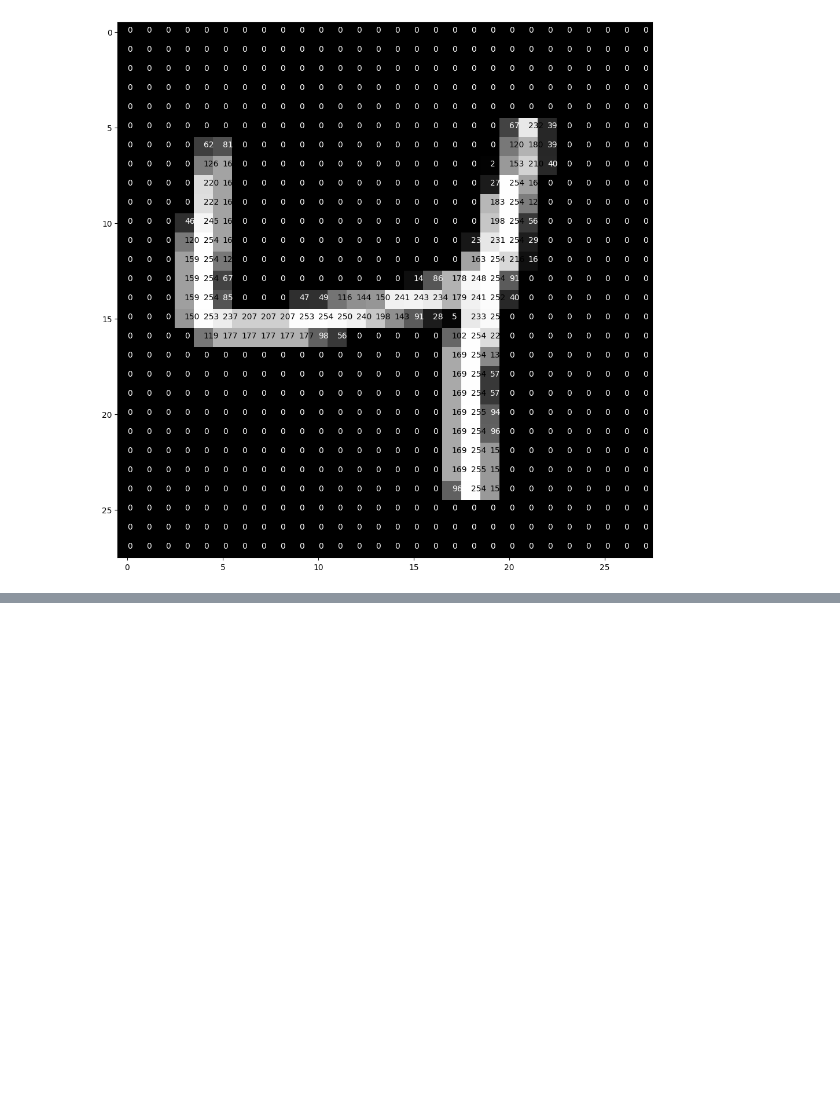
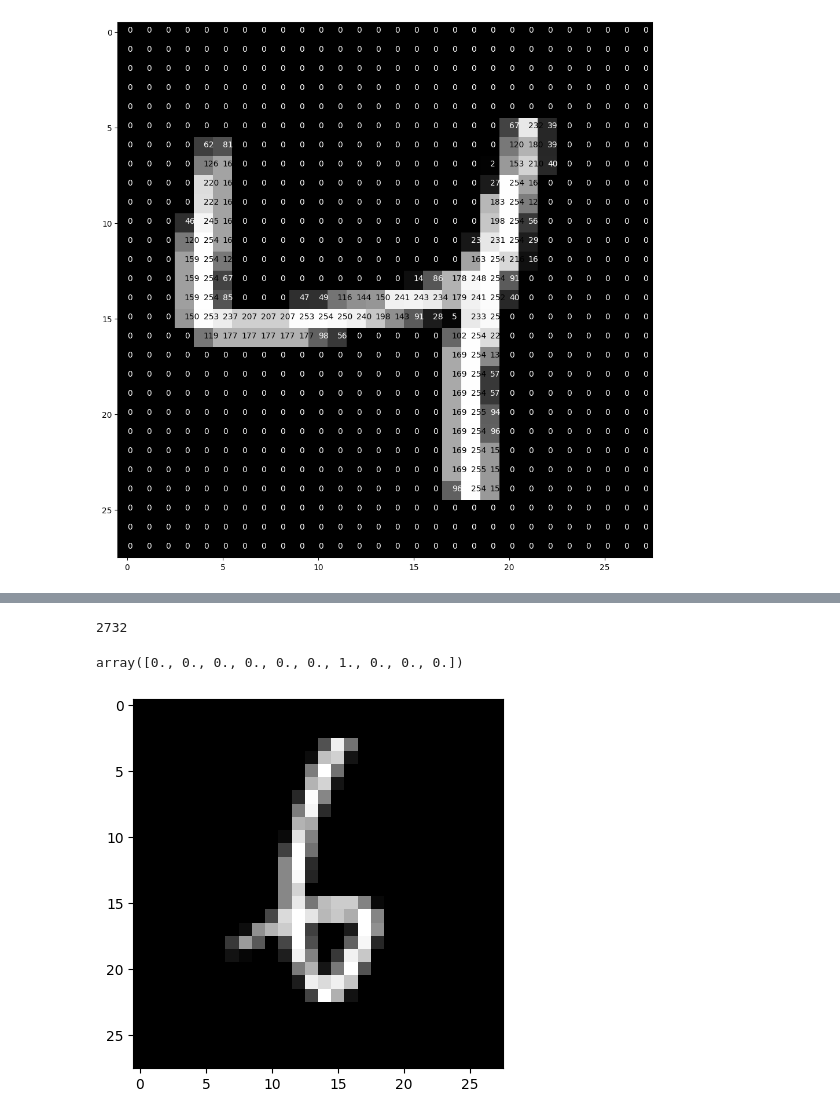
Before and after one commit to giraydorukyurt7/Data_Science-And-Artificial_Intelligence-Journeys, a Jupyter notebook: Deep_Learning/ANN/ANN_Application.ipynb, the cells around one changed output, grey strips where cells are left out. Cells and saved outputs as stored; diff of their text form; code cells hidden in the pictures; blank space fills up the shorter version.

```diff
--- a/Deep_Learning/ANN/ANN_Application.ipynb
+++ b/Deep_Learning/ANN/ANN_Application.ipynb
@@ -231,0 +453,16 @@ pixel_visualize(X_train[2])
+# %%
+import random
+
+random = random.randint(0, X_test.shape[0])
+random
+# %% [output]
+2732
+# %%
+test_image = X_test[random]
+Y_test[random]
+# %% [output]
+array([0., 0., 0., 0., 0., 0., 1., 0., 0., 0.])
+# %%
+plt.imshow(test_image.reshape(28,28), cmap="gray");
+# %% [output]
+[figure, added]
```
Also changed, not shown: parts of 35 cells of this notebook, 1 other file.
